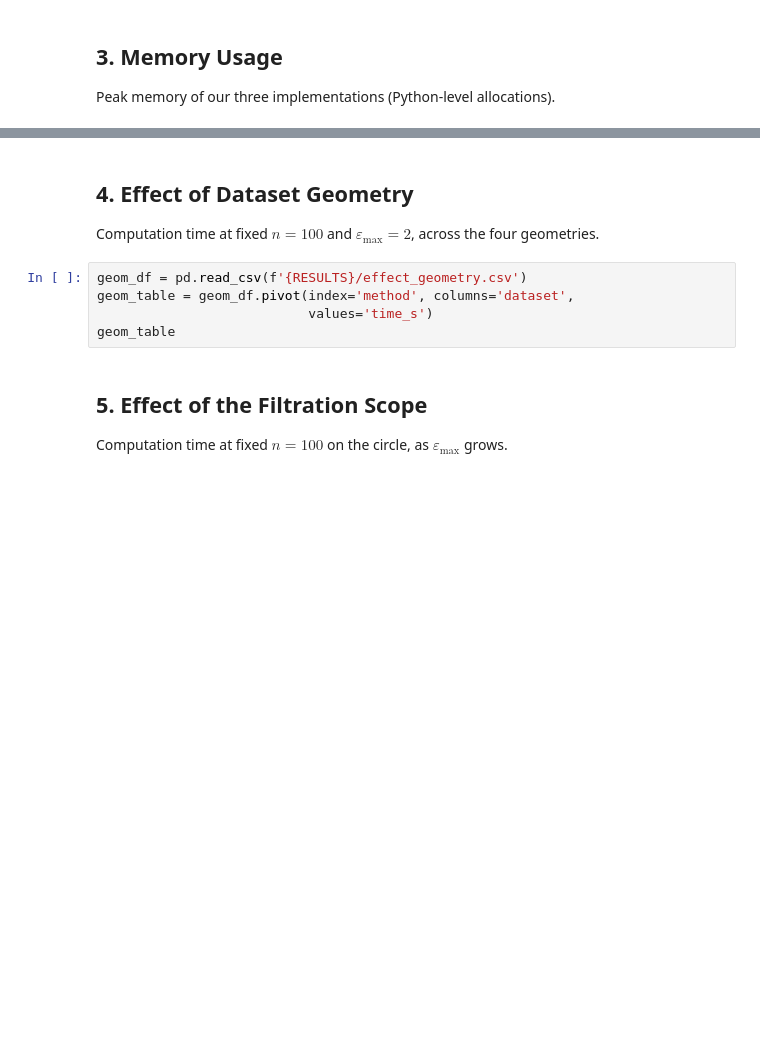
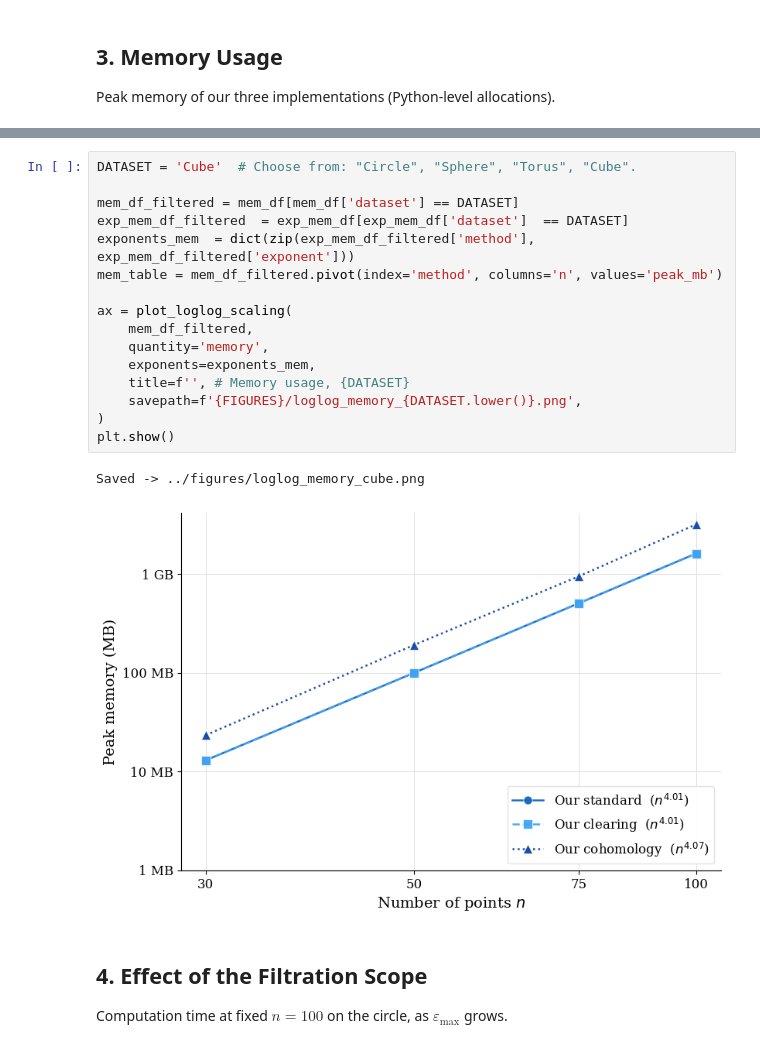
Before and after one commit to royaballo/persistent-homology, a Jupyter notebook: notebooks/benchmark_analysis.ipynb, the cells around one changed output, grey strips where cells are left out. Saved outputs shown, nothing was run; the diff lists cells and outputs as text; blank space fills up the shorter version.

```diff
--- a/notebooks/benchmark_analysis.ipynb
+++ b/notebooks/benchmark_analysis.ipynb
@@ -67,15 +68,25 @@ mem_table
+# %%
+DATASET = 'Cube'  # Choose from: "Circle", "Sphere", "Torus", "Cube".
+
+mem_df_filtered = mem_df[mem_df['dataset'] == DATASET]
+exp_mem_df_filtered  = exp_mem_df[exp_mem_df['dataset']  == DATASET]
+exponents_mem  = dict(zip(exp_mem_df_filtered['method'], exp_mem_df_filtered['exponent']))
+mem_table = mem_df_filtered.pivot(index='method', columns='n', values='peak_mb')
+
+ax = plot_loglog_scaling(
+    mem_df_filtered,
+    quantity='memory',
+    exponents=exponents_mem,
+    title=f'', # Memory usage, {DATASET}
+    savepath=f'{FIGURES}/loglog_memory_{DATASET.lower()}.png',
+)
+plt.show()
+# %% [output]
+Saved -> ../figures/loglog_memory_cube.png
+[figure, added]
 # %% [markdown]
-## 4. Effect of Dataset Geometry
+## 4. Effect of the Filtration Scope
 
-Computation time at fixed $n = 100$ and $\varepsilon_{\max} = 2$, across the four geometries.
+Computation time at fixed $n = 100$ on the circle, as $\varepsilon_{\max}$ grows.
-# %%
-geom_df = pd.read_csv(f'{RESULTS}/effect_geometry.csv')
-geom_table = geom_df.pivot(index='method', columns='dataset',
-                           values='time_s')
-geom_table
-# %% [markdown]
-## 5. Effect of the Filtration Scope
-
-Computation time at fixed $n = 100$ on the circle, as $\varepsilon_{\max}$ grows.
 # %%
 scope_df = pd.read_csv(f'{RESULTS}/effect_filtration_scope.csv')
```
Also changed, not shown: parts of 9 cells of this notebook, 10 other files.
